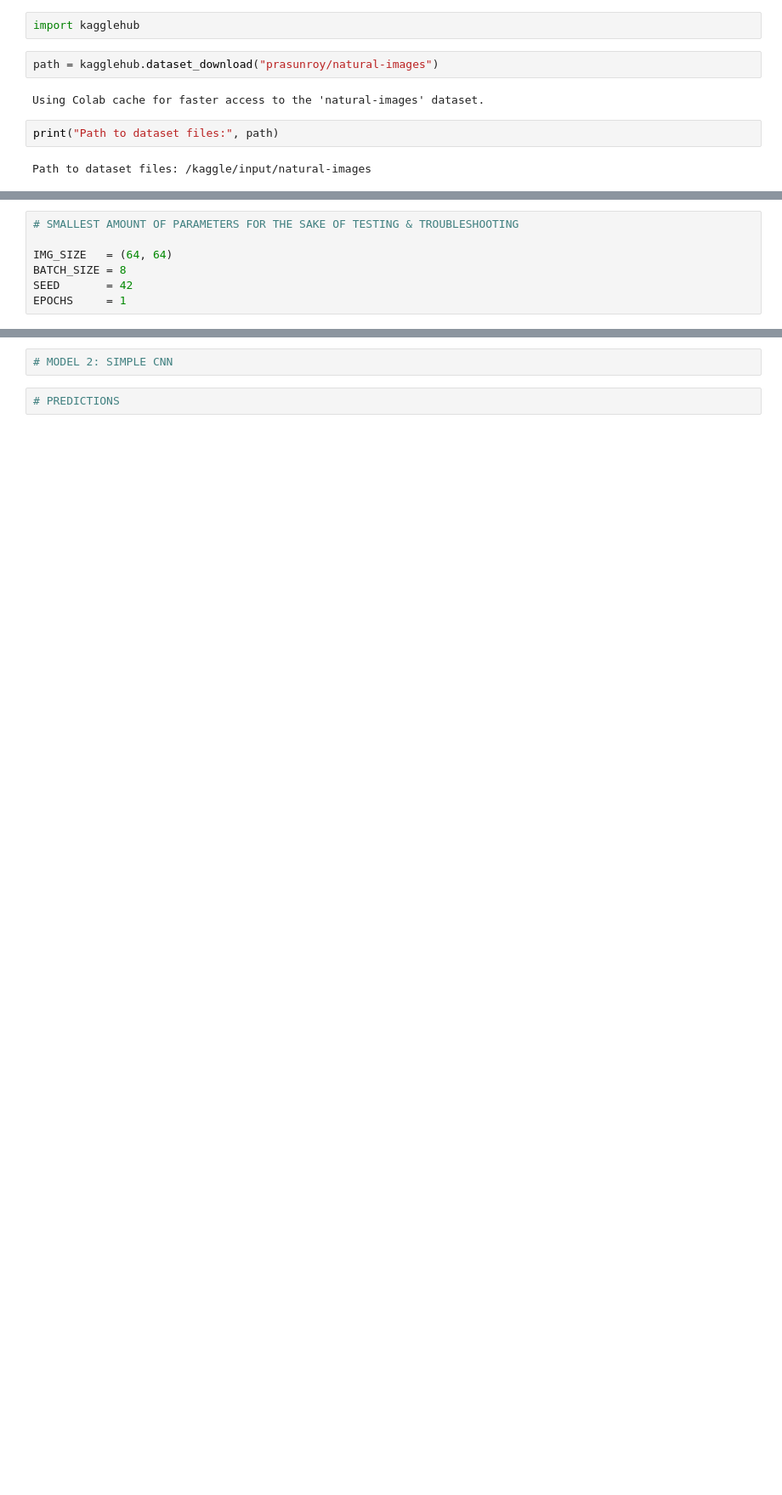
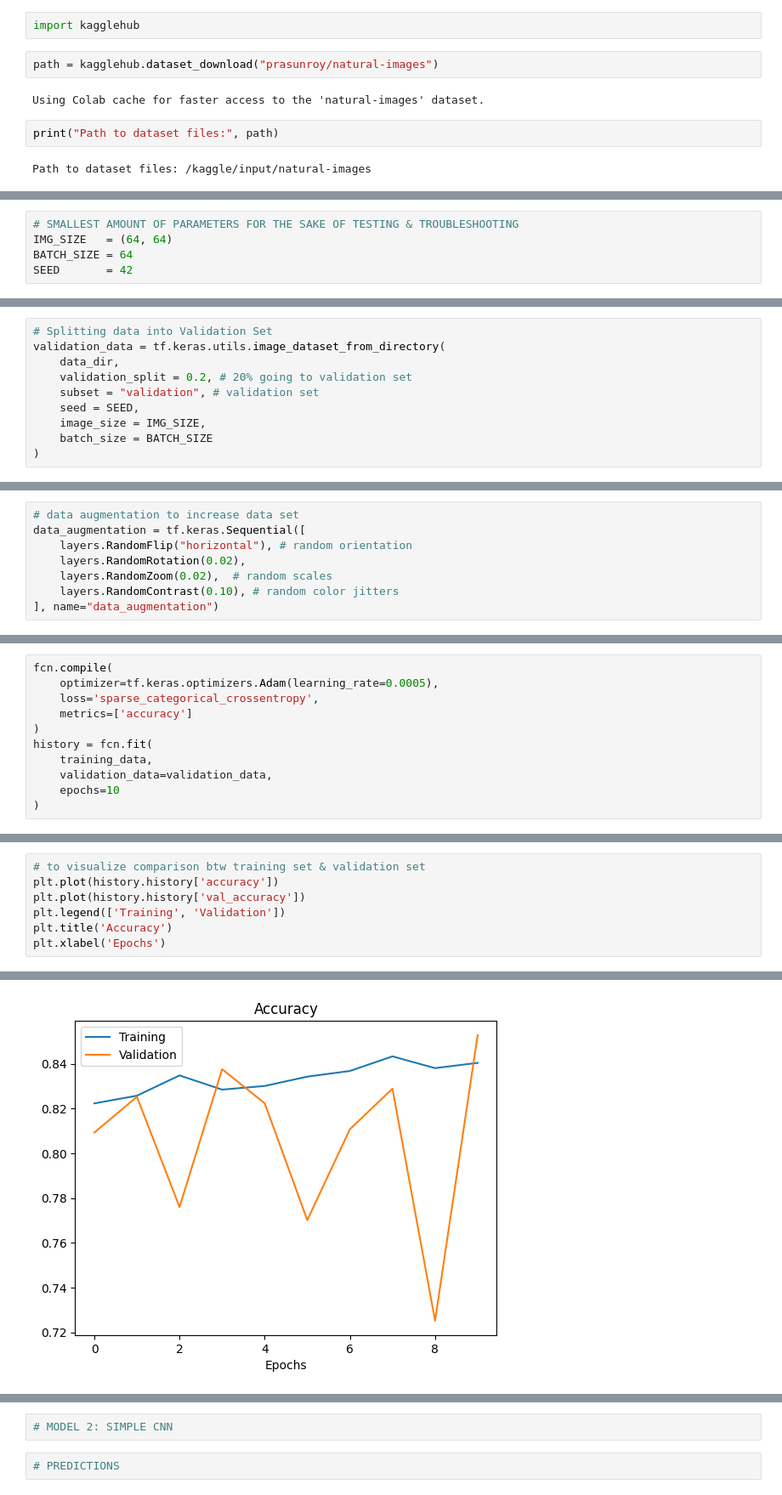
Before and after one commit to tifftknguyen/Final-Project-456, a Jupyter notebook: final-project-456.ipynb, the cells around one changed output, grey strips where cells are left out. Shown at 85% size. Drawn from its saved outputs; the diff is of its cells as text; blank space fills up the shorter version.

```diff
--- a/final-project-456.ipynb
+++ b/final-project-456.ipynb
@@ -35,7 +41,5 @@ data_dir = path
 # %%
 # SMALLEST AMOUNT OF PARAMETERS FOR THE SAKE OF TESTING & TROUBLESHOOTING
-
 IMG_SIZE   = (64, 64)
-BATCH_SIZE = 8
+BATCH_SIZE = 64
 SEED       = 42
-EPOCHS     = 1
@@ -47,0 +61,10 @@ EPOCHS     = 1
+# %%
+# Splitting data into Validation Set
+validation_data = tf.keras.utils.image_dataset_from_directory(
+    data_dir,
+    validation_split = 0.2, # 20% going to validation set
+    subset = "validation", # validation set
+    seed = SEED,
+    image_size = IMG_SIZE,
+    batch_size = BATCH_SIZE
+)
@@ -47,0 +86,8 @@ EPOCHS     = 1
+# %%
+# data augmentation to increase data set
+data_augmentation = tf.keras.Sequential([
+    layers.RandomFlip("horizontal"), # random orientation
+    layers.RandomRotation(0.02),
+    layers.RandomZoom(0.02),  # random scales
+    layers.RandomContrast(0.10), # random color jitters
+], name="data_augmentation")
@@ -47,0 +152,11 @@ EPOCHS     = 1
+# %%
+fcn.compile(
+    optimizer=tf.keras.optimizers.Adam(learning_rate=0.0005),
+    loss='sparse_categorical_crossentropy',
+    metrics=['accuracy']
+)
+history = fcn.fit(
+    training_data,
+    validation_data=validation_data,
+    epochs=10
+)
@@ -47,0 +202,8 @@ EPOCHS     = 1
+# %%
+# to visualize comparison btw training set & validation set
+plt.plot(history.history['accuracy'])
+plt.plot(history.history['val_accuracy'])
+plt.legend(['Training', 'Validation'])
+plt.title('Accuracy')
+plt.xlabel('Epochs')
+# %% [output]
@@ -47,0 +211 @@ EPOCHS     = 1
+[figure, added]
```
Also changed, not shown: parts of 27 cells of this notebook.
